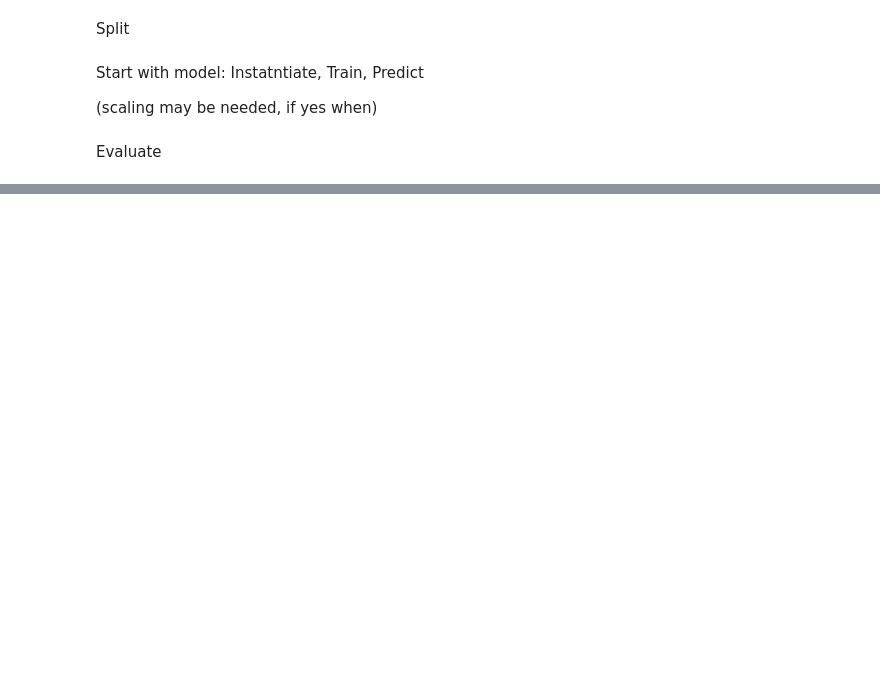
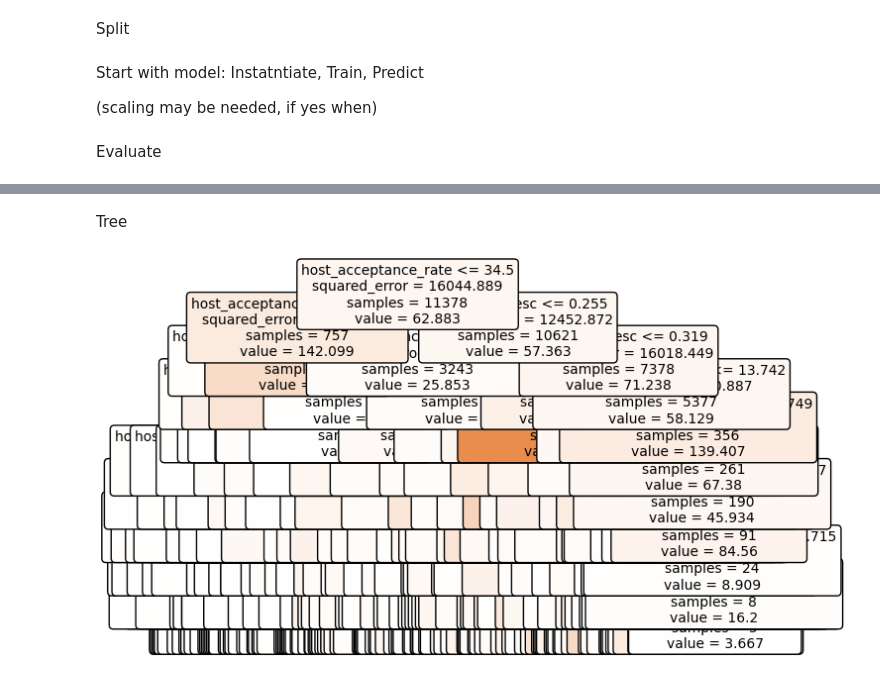
Before and after one commit to carn51/Assignment-1, a Jupyter notebook: host_reg.ipynb, the cells around one changed output, grey strips where cells are left out. Drawn from its saved outputs; the diff is of its cells as text; code cells hidden in the pictures; blank space fills up the shorter version.

```diff
--- a/host_reg.ipynb
+++ b/host_reg.ipynb
@@ -419,0 +432,10 @@ R-squared: 0.9688123474150905
+# %% [markdown]
+Tree
+# %%
+from sklearn.tree import plot_tree
+
+to_plot = rf_reg.estimators_[23]
+plot_tree(to_plot, feature_names=hdf3.columns.tolist(), filled=True, rounded=True, fontsize=10)
+plt.show()
+# %% [output]
+[figure, added]
```
Also changed, not shown: parts of 4 cells of this notebook.
